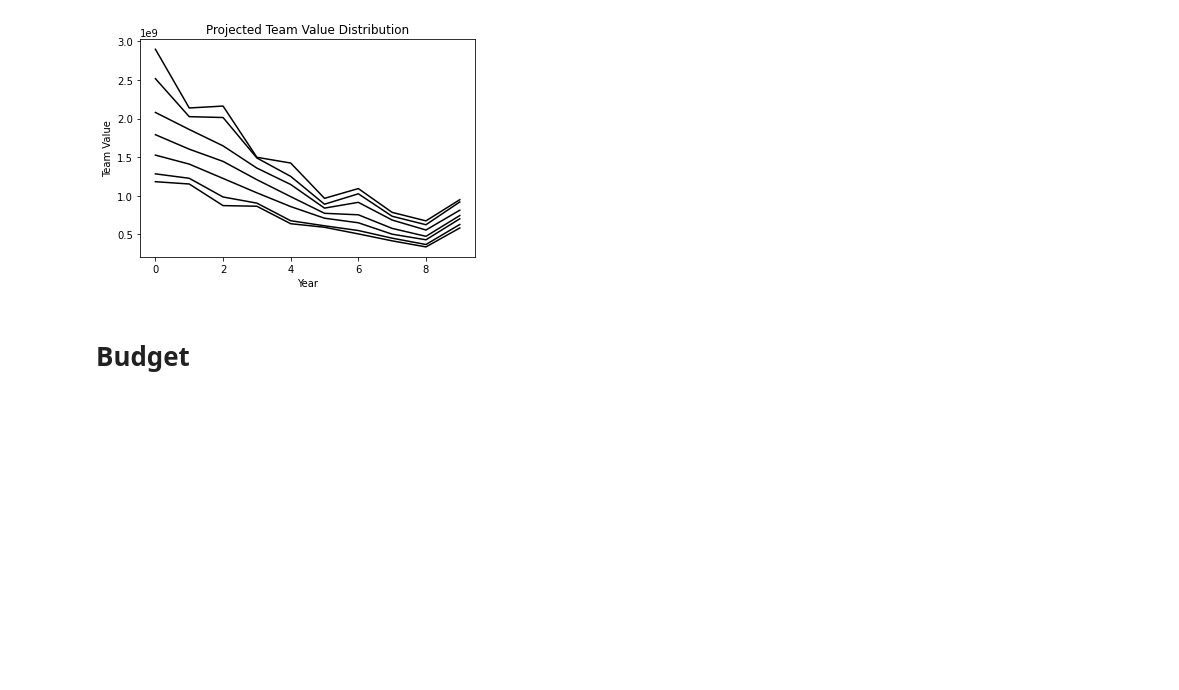
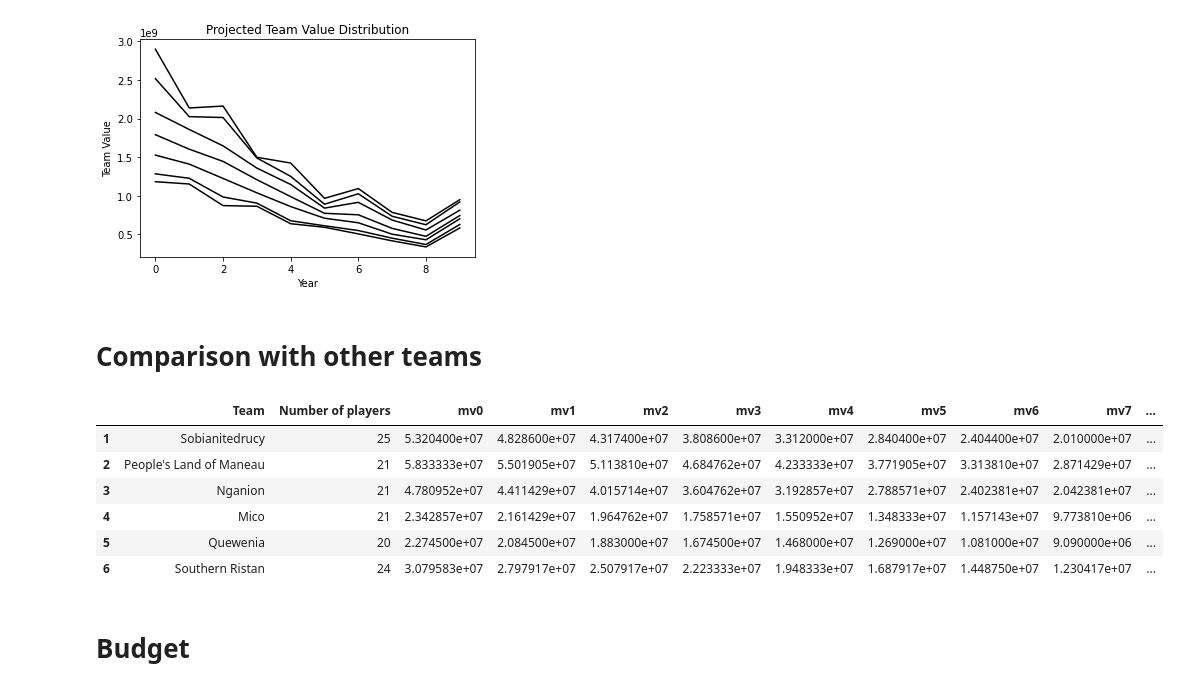
Before and after one commit to yunwaiho/rarita-football-club, a Jupyter notebook: code-team-selection/selection-results.ipynb, the cells around one changed output. Cells and saved outputs as stored; diff of their text form; code cells hidden in the pictures; blank space fills up the shorter version.

```diff
--- a/code-team-selection/selection-results.ipynb
+++ b/code-team-selection/selection-results.ipynb
@@ -219,3 +219,5 @@ plt.plot(np.arange(n_time), q_tv[6, :], color ="black")
 plt.show()
 # %% [output]
 [figure]
+# %% [markdown]
+# Comparison with other teams
@@ -222,3 +228,28 @@ plt.show()
+# %%
+plt.title("Projected Team Value Distribution")
+plt.xlabel("Year")
+plt.ylabel("Team Value")
+
+plt.plot(np.arange(n_time), q_tv[3, :], color ="black")
+
+plt.plot(np.arange(n_time), q_tv[2, :], color ="black")
+plt.plot(np.arange(n_time), q_tv[4, :], color ="black")
+
+plt.plot(np.arange(n_time), q_tv[1, :], color ="black")
+plt.plot(np.arange(n_time), q_tv[5, :], color ="black")
+
+plt.plot(np.arange(n_time), q_tv[0, :], color ="black")
+plt.plot(np.arange(n_time), q_tv[6, :], color ="black")
+
+plt.show()
+# %% [output]
+|  | Team | Number of players | mv0 | mv1 | mv2 | mv3 | mv4 | mv5 | mv6 | mv7 | ... |
+| 1 | Sobianitedrucy | 25 | 5.320400e+07 | 4.828600e+07 | 4.317400e+07 | 3.808600e+07 | 3.312000e+07 | 2.840400e+07 | 2.404400e+07 | 2.010000e+07 | ... |
+| 2 | People's Land of Maneau | 21 | 5.833333e+07 | 5.501905e+07 | 5.113810e+07 | 4.684762e+07 | 4.233333e+07 | 3.771905e+07 | 3.313810e+07 | 2.871429e+07 | ... |
+| 3 | Nganion | 21 | 4.780952e+07 | 4.411429e+07 | 4.015714e+07 | 3.604762e+07 | 3.192857e+07 | 2.788571e+07 | 2.402381e+07 | 2.042381e+07 | ... |
+| 4 | Mico | 21 | 2.342857e+07 | 2.161429e+07 | 1.964762e+07 | 1.758571e+07 | 1.550952e+07 | 1.348333e+07 | 1.157143e+07 | 9.773810e+06 | ... |
+| 5 | Quewenia | 20 | 2.274500e+07 | 2.084500e+07 | 1.883000e+07 | 1.674500e+07 | 1.468000e+07 | 1.269000e+07 | 1.081000e+07 | 9.090000e+06 | ... |
+| 6 | Southern Ristan | 24 | 3.079583e+07 | 2.797917e+07 | 2.507917e+07 | 2.223333e+07 | 1.948333e+07 | 1.687917e+07 | 1.448750e+07 | 1.230417e+07 | ... |
 # %% [markdown]
 # Budget
 # %%
```
Also changed, not shown: parts of 1 cell of this notebook, 13 other files.
